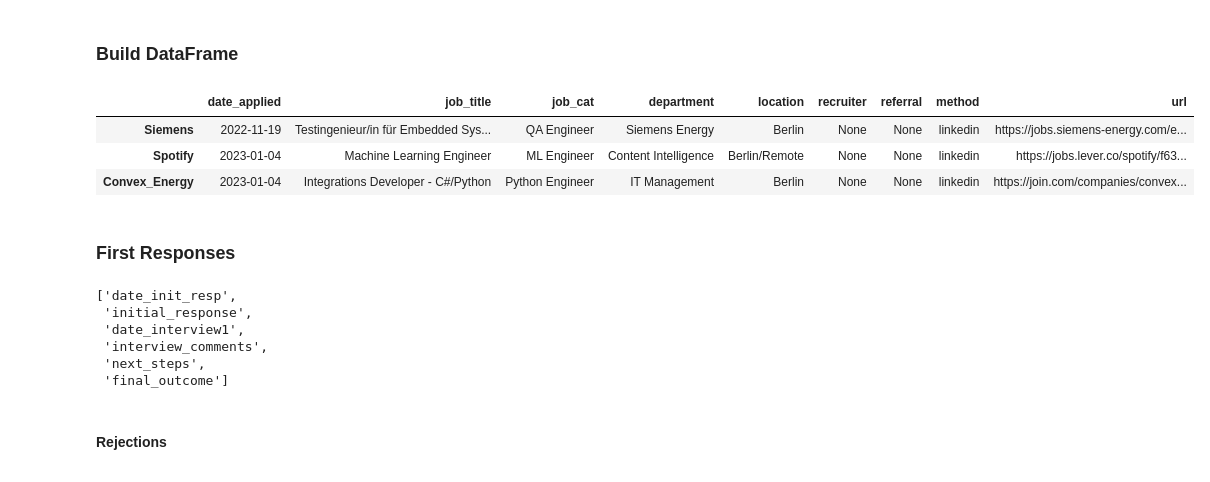
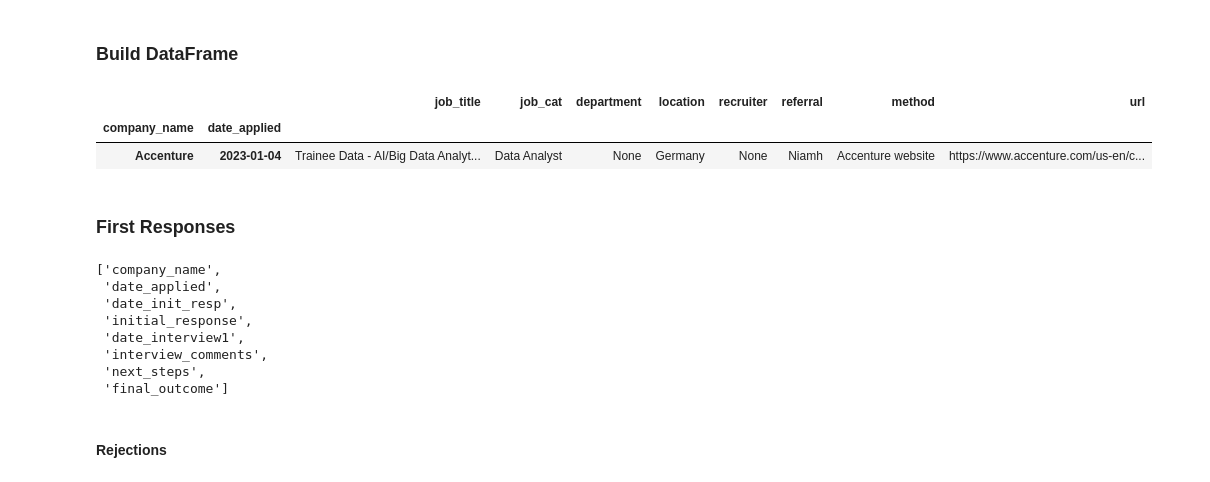
Before and after one commit to emilycardwell/my-jobs, a Jupyter notebook: jobs.ipynb, the cells around one changed output. Cells and saved outputs as stored; diff of their text form; code cells hidden in the pictures.

```diff
--- a/jobs.ipynb
+++ b/jobs.ipynb
@@ -17,7 +17,7 @@ from dateutil.relativedelta import relativedelta
 ### Column Names
 # %%
 app_column_names = [
-    'date_applied', 'job_title', 'job_cat', 'department',
+    'company_name', 'date_applied', 'job_title', 'job_cat', 'department',
     'location', 'recruiter', 'referral', 'method', 'url'
 ]
 app_column_names
@@ -130,24 +122,26 @@ company_indexes.append('Burmester_Audiosysteme')
 apps = [
     siemens_app, spotify_app, convex_app, bikemap_app, db_app, benz_app,
     accenture_app, focusrite_app, daedalic_app, soundcloud_app, native_inst_app,
-    teufel_app, burmester_app
+    teufel_app, burmester_app, native_inst_app_2
 ]
 # %%
-applications_df = pd.DataFrame(apps, index=company_indexes, columns=app_column_names)
-applications_df.head(3)
+applications_df = pd.DataFrame(apps, columns=app_column_names)
+indexed_df = applications_df.set_index(['company_name', 'date_applied']).sort_index()
+indexed_df.head(1)
 # %% [output]
-|  | date_applied | job_title | job_cat | department | location | recruiter | referral | method | url |
-| Siemens | 2022-11-19 | Testingenieur/in für Embedded Sys... | QA Engineer | Siemens Energy | Berlin | None | None | linkedin | https://jobs.siemens-energy.com/e... |
-| Spotify | 2023-01-04 | Machine Learning Engineer | ML Engineer | Content Intelligence | Berlin/Remote | None | None | linkedin | https://jobs.lever.co/spotify/f63... |
-| Convex_Energy | 2023-01-04 | Integrations Developer - C#/Python | Python Engineer | IT Management | Berlin | None | None | linkedin | https://join.com/companies/convex... |
+|  |  | job_title | job_cat | department | location | recruiter | referral | method | url |
+| company_name | date_applied |  |  |  |  |  |  |  |  |
+| Accenture | 2023-01-04 | Trainee Data - AI/Big Data Analyt... | Data Analyst | None | Germany | None | Niamh | Accenture website | https://www.accenture.com/us-en/c... |
 # %% [markdown]
 ### First Responses
 # %%
-responses_cols = ['date_init_resp', 'initial_response', 'date_interview1',
-                  'interview_comments', 'next_steps', 'final_outcome']
+responses_cols = ['company_name', 'date_applied', 'date_init_resp', 'initial_response',
+                  'date_interview1', 'interview_comments', 'next_steps', 'final_outcome']
 responses_cols
 # %% [output]
-['date_init_resp',
+['company_name',
+ 'date_applied',
+ 'date_init_resp',
  'initial_response',
  'date_interview1',
  'interview_comments',
```
Also changed, not shown: parts of 13 cells of this notebook.
